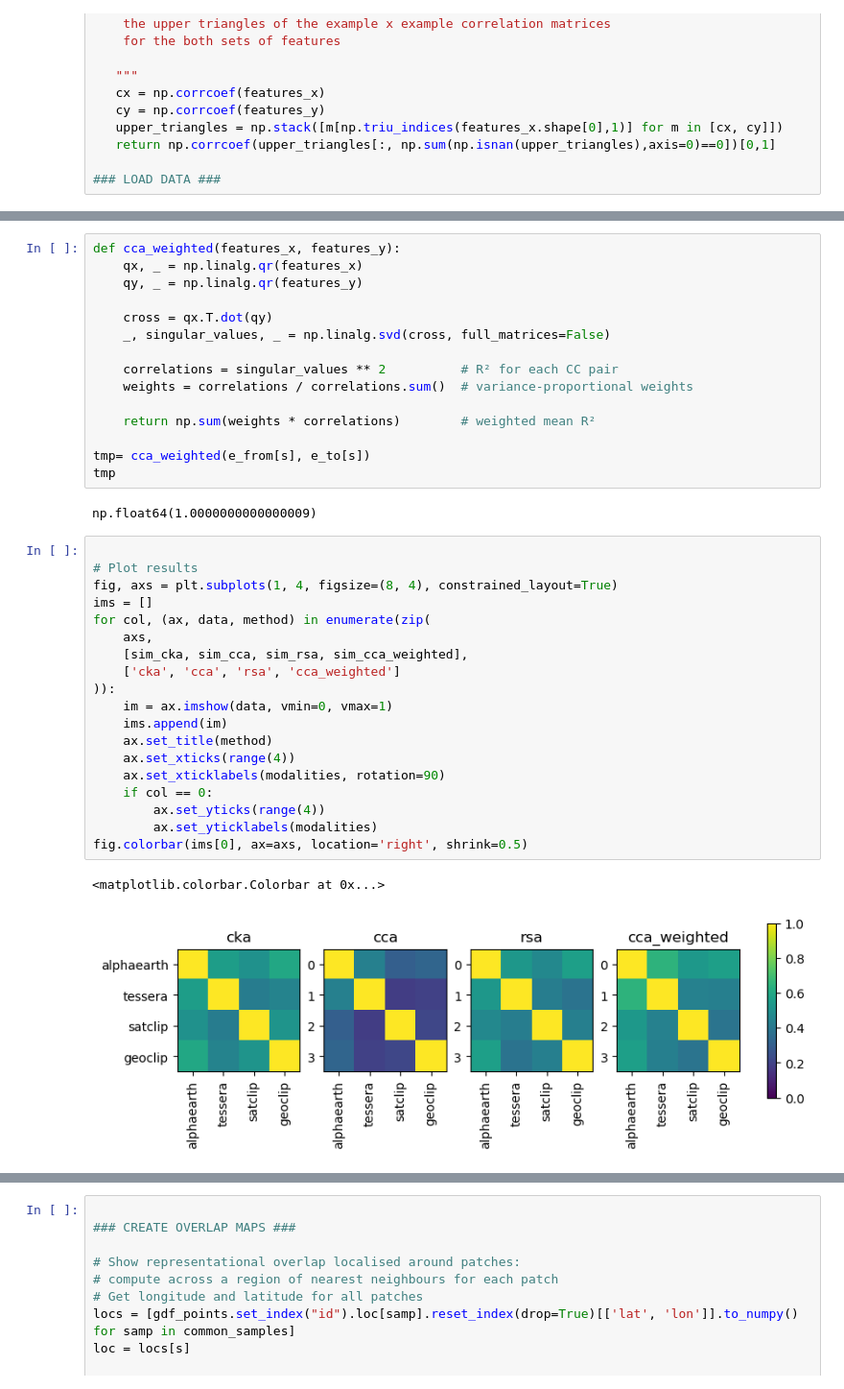
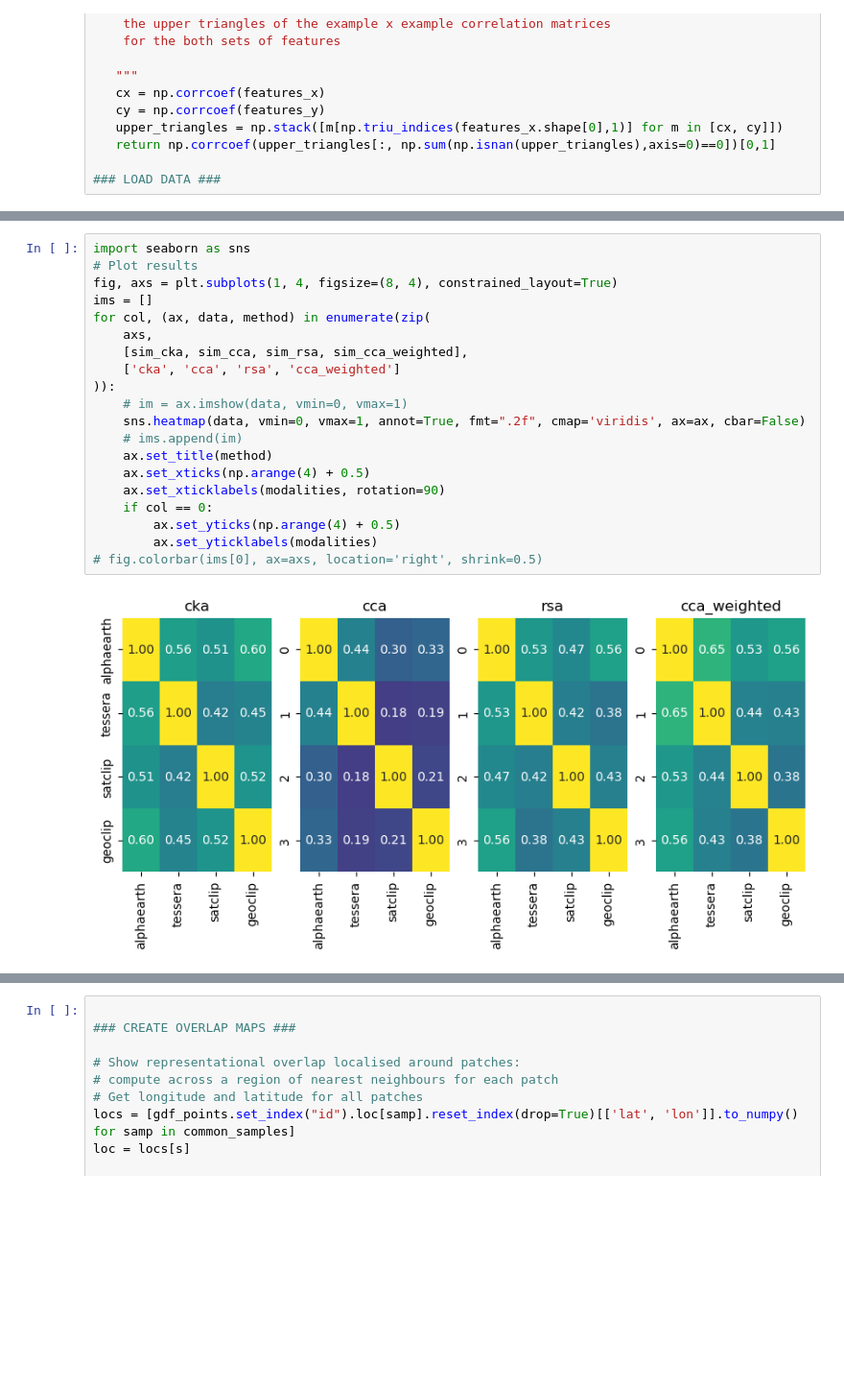
Before and after one commit to WUR-AI/interpret_earth_embeddings, a Jupyter notebook: notebooks/Task agnostic overlap.ipynb, the cells around one changed output, grey strips where cells are left out. Shown at 96% size. Saved outputs shown, nothing was run; the diff lists cells and outputs as text; blank space fills up the shorter version.

```diff
--- a/notebooks/Task agnostic overlap.ipynb
+++ b/notebooks/Task agnostic overlap.ipynb
@@ -257,39 +287,22 @@ NameError: name 'cca_weighted' is not defined
-# %%
-def cca_weighted(features_x, features_y):
-    qx, _ = np.linalg.qr(features_x)
-    qy, _ = np.linalg.qr(features_y)
-
-    cross = qx.T.dot(qy)
-    _, singular_values, _ = np.linalg.svd(cross, full_matrices=False)
-
-    correlations = singular_values ** 2          # R² for each CC pair
-    weights = correlations / correlations.sum()  # variance-proportional weights
-
-    return np.sum(weights * correlations)        # weighted mean R²
-
-tmp= cca_weighted(e_from[s], e_to[s])
-tmp
-# %% [output]
-np.float64(1.0000000000000009)
 # %%
-
+import seaborn as sns
 # Plot results
 fig, axs = plt.subplots(1, 4, figsize=(8, 4), constrained_layout=True)
 ims = []
 for col, (ax, data, method) in enumerate(zip(
     axs,
     [sim_cka, sim_cca, sim_rsa, sim_cca_weighted],
     ['cka', 'cca', 'rsa', 'cca_weighted']
 )):
-    im = ax.imshow(data, vmin=0, vmax=1)
-    ims.append(im)
+    # im = ax.imshow(data, vmin=0, vmax=1)
+    sns.heatmap(data, vmin=0, vmax=1, annot=True, fmt=".2f", cmap='viridis', ax=ax, cbar=False)
+    # ims.append(im)
     ax.set_title(method)
-    ax.set_xticks(range(4))
+    ax.set_xticks(np.arange(4) + 0.5)
     ax.set_xticklabels(modalities, rotation=90)
     if col == 0:
-        ax.set_yticks(range(4))
+        ax.set_yticks(np.arange(4) + 0.5)
         ax.set_yticklabels(modalities)
-fig.colorbar(ims[0], ax=axs, location='right', shrink=0.5)
+# fig.colorbar(ims[0], ax=axs, location='right', shrink=0.5)
 # %% [output]
-<matplotlib.colorbar.Colorbar at 0x...>
-[figure, old version]
+[figure, new version]
```
Also changed, not shown: parts of 4 cells of this notebook, 3 other files.
